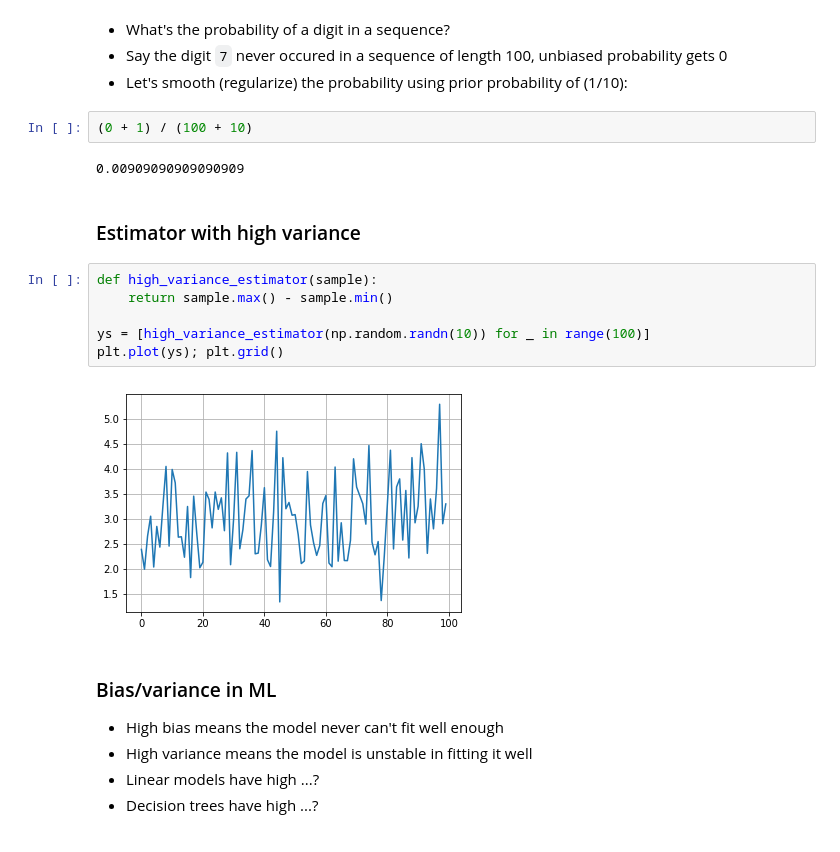
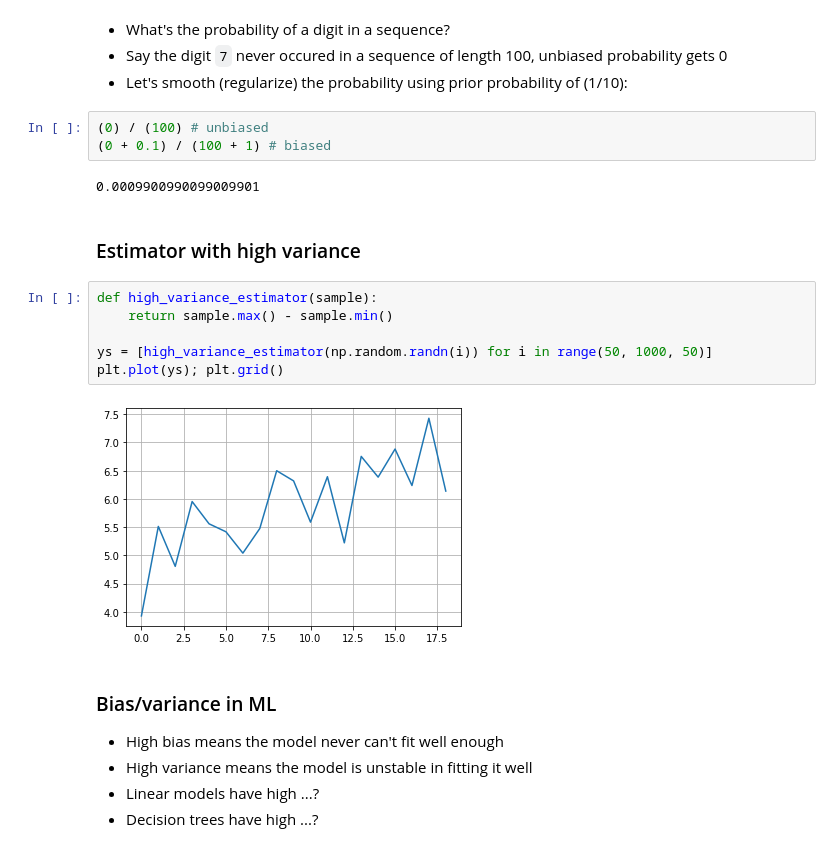
Before and after one commit to lisitsyn/courses, a Jupyter notebook: hse-aml/HSE-AML-4.ipynb, the cells around one changed output. Cells and saved outputs as stored; diff of their text form.

```diff
--- a/hse-aml/HSE-AML-4.ipynb
+++ b/hse-aml/HSE-AML-4.ipynb
@@ -79,19 +85,20 @@ plt.plot(ys); plt.grid()
 - Say the digit `7` never occured in a sequence of length 100, unbiased probability gets 0
 - Let's smooth (regularize) the probability using prior probability of (1/10):
 # %%
-(0 + 1) / (100 + 10)
+(0) / (100) # unbiased
+(0 + 0.1) / (100 + 1) # biased
 # %% [output]
-0.00909090909090909
+0.0009900990099009901
 # %% [markdown]
 ### Estimator with high variance
 # %%
 def high_variance_estimator(sample):
     return sample.max() - sample.min()
 
-ys = [high_variance_estimator(np.random.randn(10)) for _ in range(100)]
+ys = [high_variance_estimator(np.random.randn(i)) for i in range(50, 1000, 50)]
 plt.plot(ys); plt.grid()
 # %% [output]
-[figure, old version]
+[figure, new version]
 # %% [markdown]
 ### Bias/variance in ML
 
```
Also changed, not shown: parts of 17 cells of this notebook, 10 other files.
